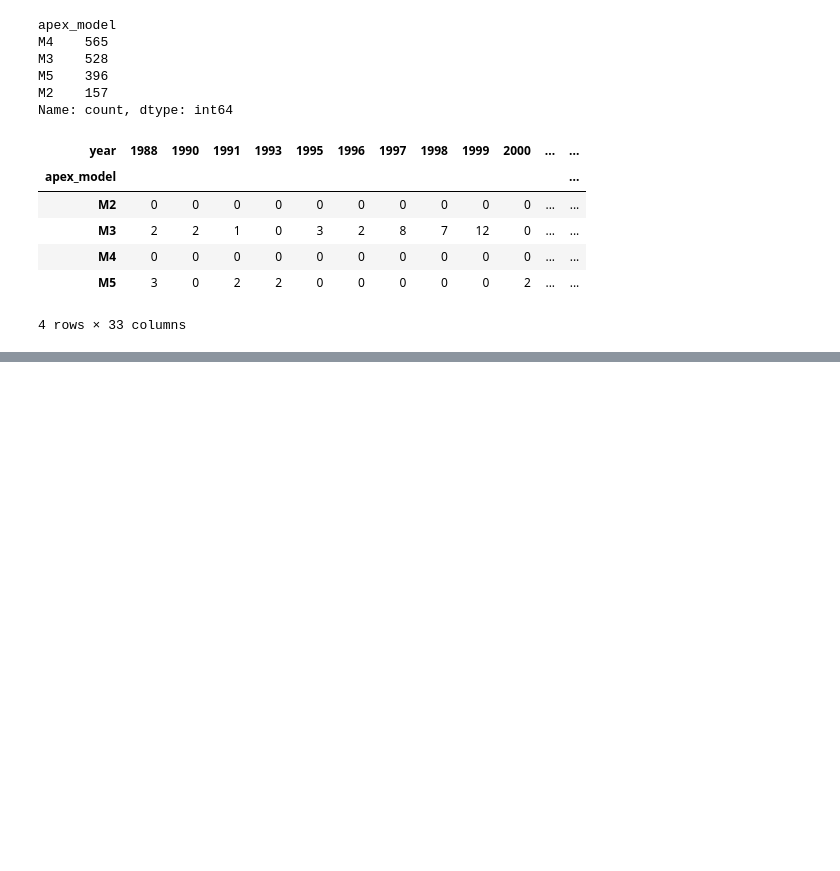
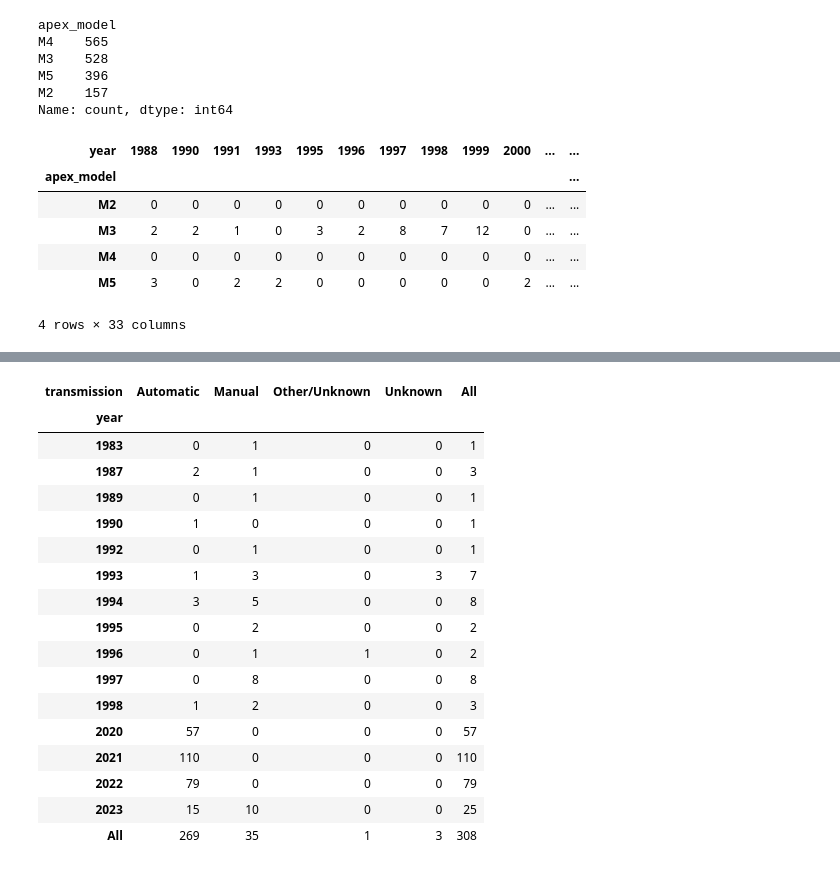
Before and after one commit to aniketchristi/Apex-Analytics, a Jupyter notebook: notebooks/01_data_audit.ipynb, the cells around one changed output, grey strips where cells are left out. Saved outputs shown, nothing was run; the diff lists cells and outputs as text; code cells hidden in the pictures; blank space fills up the shorter version.

```diff
--- a/notebooks/01_data_audit.ipynb
+++ b/notebooks/01_data_audit.ipynb
@@ -217,0 +1066,12 @@ bmw_year_counts
+# %%
+supra = df[
+    (df["manufacturer"] == "Toyota") &
+    (
+        df["model"].str.contains(
+            r"\bSupra\b",
+            case=False,
+            na=False,
+            regex=True
+        )
+    )
+].copy()
@@ -217,0 +1111,25 @@ bmw_year_counts
+# %%
+pd.crosstab(
+    supra["year"],
+    supra["transmission"].apply(classify_transmission),
+    margins=True
+)
+# %% [output]
+| transmission | Automatic | Manual | Other/Unknown | Unknown | All |
+| year |  |  |  |  |  |
+| 1983 | 0 | 1 | 0 | 0 | 1 |
+| 1987 | 2 | 1 | 0 | 0 | 3 |
+| 1989 | 0 | 1 | 0 | 0 | 1 |
+| 1990 | 1 | 0 | 0 | 0 | 1 |
+| 1992 | 0 | 1 | 0 | 0 | 1 |
+| 1993 | 1 | 3 | 0 | 3 | 7 |
+| 1994 | 3 | 5 | 0 | 0 | 8 |
+| 1995 | 0 | 2 | 0 | 0 | 2 |
+| 1996 | 0 | 1 | 1 | 0 | 2 |
+| 1997 | 0 | 8 | 0 | 0 | 8 |
+| 1998 | 1 | 2 | 0 | 0 | 3 |
+| 2020 | 57 | 0 | 0 | 0 | 57 |
+| 2021 | 110 | 0 | 0 | 0 | 110 |
+| 2022 | 79 | 0 | 0 | 0 | 79 |
+| 2023 | 15 | 10 | 0 | 0 | 25 |
+| All | 269 | 35 | 1 | 3 | 308 |
```
Also changed, not shown: parts of 82 cells of this notebook.
